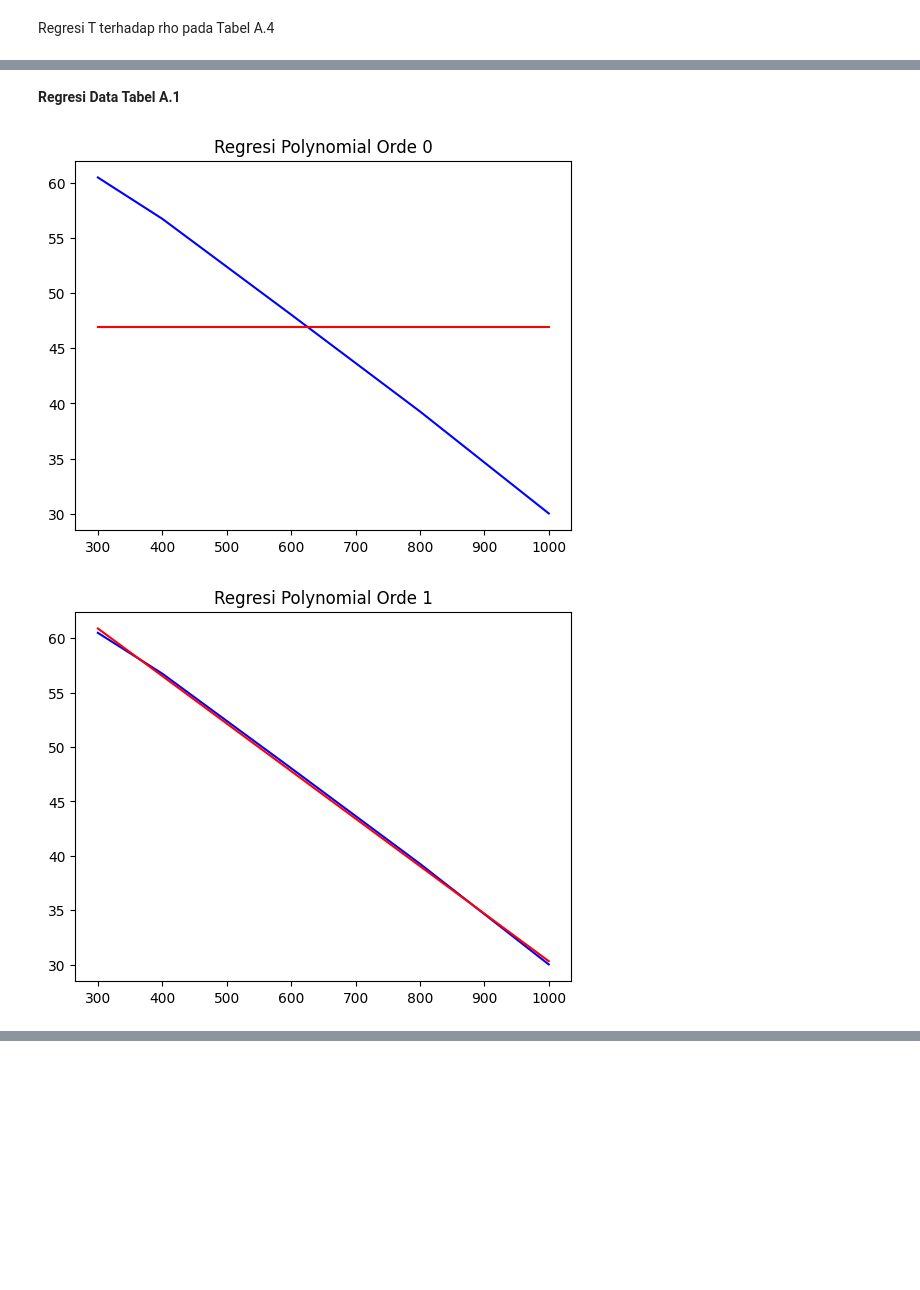
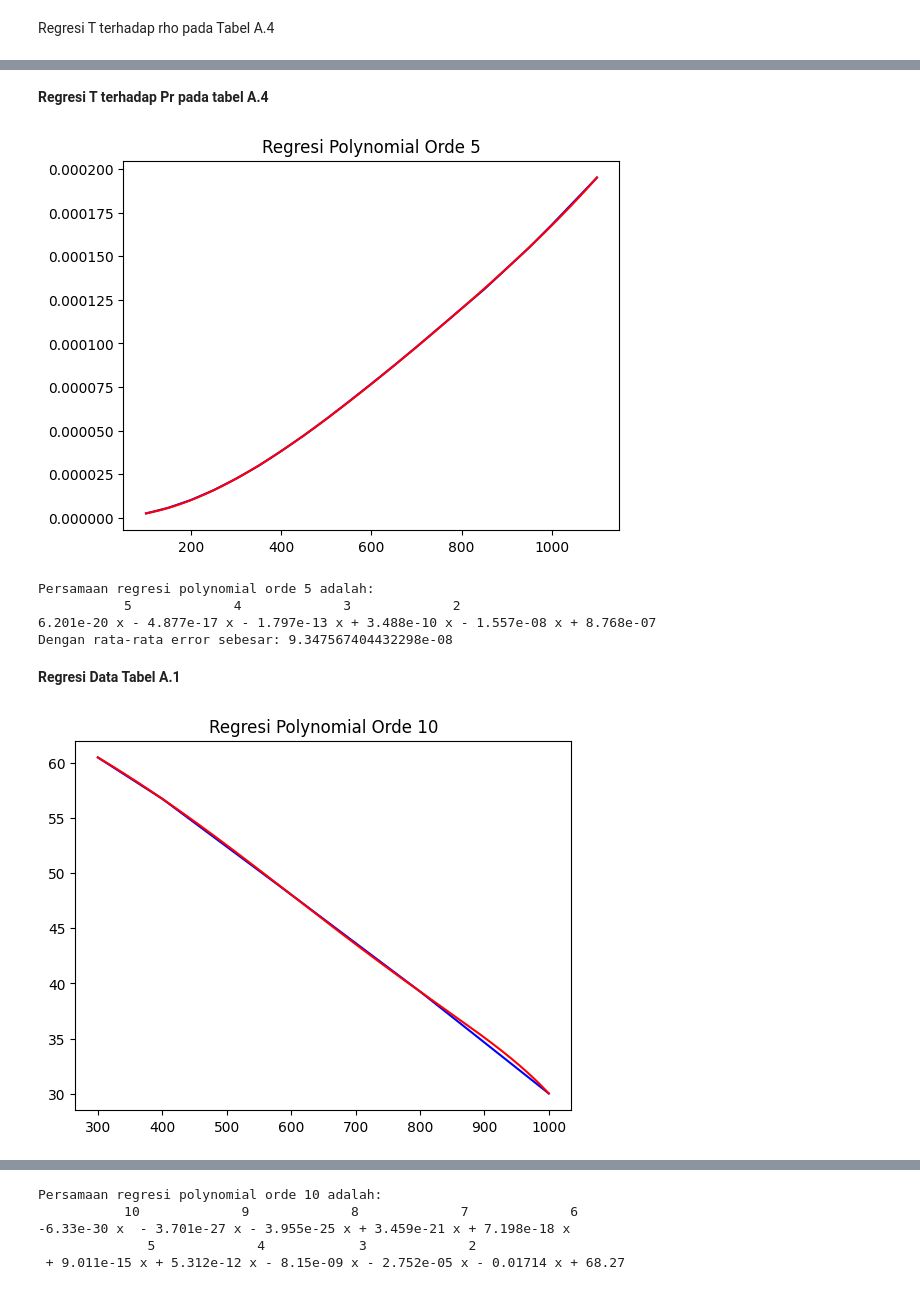
Before and after one commit to fdeedat969/tugas-kuliah, a Jupyter notebook: Tugas Konveksi.ipynb, the cells around one changed output, grey strips where cells are left out. Saved outputs shown, nothing was run; the diff lists cells and outputs as text; code cells hidden in the pictures; blank space fills up the shorter version.

Commit message:
nambahin regresi a4

```diff
--- a/Tugas Konveksi.ipynb
+++ b/Tugas Konveksi.ipynb
@@ -136,29 +136,30 @@ Regresi T terhadap rho pada Tabel A.4
 import pandas as pd
 import matplotlib.pyplot as plt
 import numpy as np
-df = pd.read_csv('tabel-a4.csv')    # Membaca data dari tabel-a4.csv
-x = df['T'].values                  # Mengambil data kolom T
-y = df['rho'].values                # Mengambil data kolom rho
+a4 = pd.read_excel('tabel-a4-more.xlsx')     # Membaca data dari tabel-a4-more.xlsx
+x = a4['T'].values                           # Mengambil data kolom T
+y = a4['rho'].values                         # Mengambil data kolom rho
 
-error = []                          # Inisialisasi array untuk menyimpan error
-meanError = []                      # Inisialisasi array untuk menyimpan mean error
+error = []                           # Inisialisasi array untuk menyimpan error
+meanError = 0                        # Inisialisasi array untuk menyimpan mean error
 errorTol = 0.2
 
 # Regresi Polinomial
 for i in range(9):
     z = np.polyfit(x, y, i)
     p = np.poly1d(z)
-    xp = np.linspace(100, x[len(x)-1], 1000)
+    xp = np.linspace(x[0], x[len(x)-1], 1000)
     for j in range(len(x)):
         error.append(abs(y[j]-p(x[j])))
-    meanError.append(np.mean(error))
-    if meanError[i] < errorTol:
+    meanError = np.mean(error)
+    if meanError < errorTol:
         plt.plot(x, y, color='blue')
         plt.plot(xp, p(xp), color = 'red')
         plt.title('Regresi Polynomial Orde '+str(i))
         plt.show()
         break
 print("Persamaan regresi polynomial orde "+str(i)+" adalah: \n" +str(p))
+print(f"Dengan rata-rata error sebesar: {meanError}")
 # %% [output]
 [figure]
 Persamaan regresi polynomial orde 6 adalah:
@@ -167,20 +329,57 @@ Persamaan regresi polynomial orde 6 adalah:
+# %% [markdown]
+**Regresi T terhadap Pr pada tabel A.4**
+# %%
+import pandas as pd
+a4 = pd.read_excel('tabel-a4-more.xlsx')
+x = a4['T'].values
+y = a4['a'].values
+
+error = []                           # Inisialisasi array untuk menyimpan error
+meanError = 0                        # Inisialisasi array untuk menyimpan mean error
+orde = 5
+# Regresi Polinomial
+z = np.polyfit(x, y, orde)
+p = np.poly1d(z)
+xp = np.linspace(x[0], x[len(x)-1], 1000)
+for j in range(len(x)):
+    error.append(abs(y[j]-p(x[j])))
+meanError = np.mean(error)
+plt.plot(x, y, color='blue')
+plt.plot(xp, p(xp), color = 'red')
+plt.title('Regresi Polynomial Orde '+str(orde))
+plt.show()
+print("Persamaan regresi polynomial orde "+ str(orde) +" adalah: \n" +str(p))
+print(f"Dengan rata-rata error sebesar: {meanError}")
+# %% [output]
+[figure, added]
+Persamaan regresi polynomial orde 5 adalah:
+           5             4             3             2
+6.201e-20 x - 4.877e-17 x - 1.797e-13 x + 3.488e-10 x - 1.557e-08 x + 8.768e-07
+Dengan rata-rata error sebesar: 9.347567404432298e-08
 # %% [markdown]
 **Regresi Data Tabel A.1**
 # %%
 # Data Tabel A.1
 T_tabel = [300, 400 , 600, 800, 1000]
 k_tabel = [60.5, 56.7487 , 48.0559 , 39.2685 , 30.01169]
 
-for i in range(5):
+error = []                          # Inisialisasi array untuk menyimpan error
+meanError = 0                       # Inisialisasi nilai mean error
+errorTol = 1
+
+for i in range(1000):
     z = np.polyfit(T_tabel,k_tabel , i)
-
     p = np.poly1d(z)
-
-    xp = np.linspace(300, T_tabel[len(T_tabel)-1], 1000)
-    plt.plot(T_tabel, k_tabel, color='blue')
-    plt.plot(xp, p(xp), color = 'red')
-    plt.title('Regresi Polynomial Orde '+str(i))
-    plt.show()
+    xp = np.linspace(T_tabel[0], T_tabel[len(T_tabel)-1], 1000)
+    for j in range(len(T_tabel)):
+        error.append(abs(k_tabel[j]-p(T_tabel[j])))
+    meanError = np.mean(error)
+    if meanError < errorTol:
+        plt.plot(T_tabel, k_tabel, color='blue')
+        plt.plot(xp, p(xp), color = 'red')
+        plt.title('Regresi Polynomial Orde '+str(i))
+        plt.show()
+        break
+print("Persamaan regresi polynomial orde "+str(i)+" adalah: \n" +str(p))
 # %% [output]
-[figure, old version]
+[figure, new version]
-[figure, removed]
@@ -189,0 +386,5 @@ for i in range(5):
+Persamaan regresi polynomial orde 10 adalah:
+           10             9             8             7             6
+-6.33e-30 x  - 3.701e-27 x - 3.955e-25 x + 3.459e-21 x + 7.198e-18 x
+              5             4            3             2
+ + 9.011e-15 x + 5.312e-12 x - 8.15e-09 x - 2.752e-05 x - 0.01714 x + 68.27
```
Also changed, not shown: parts of 12 cells of this notebook, 4 other files.
